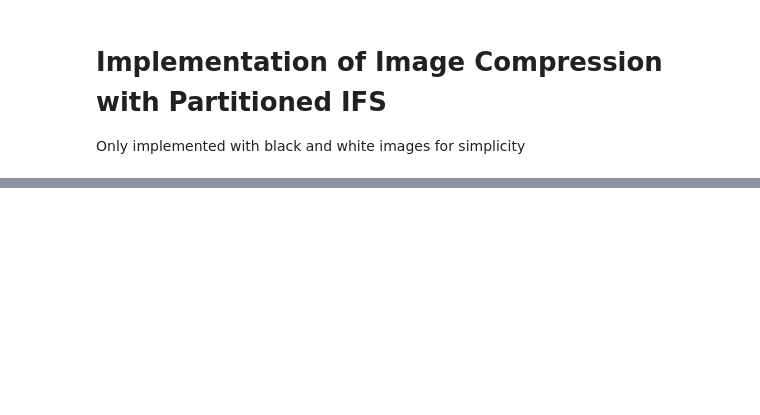
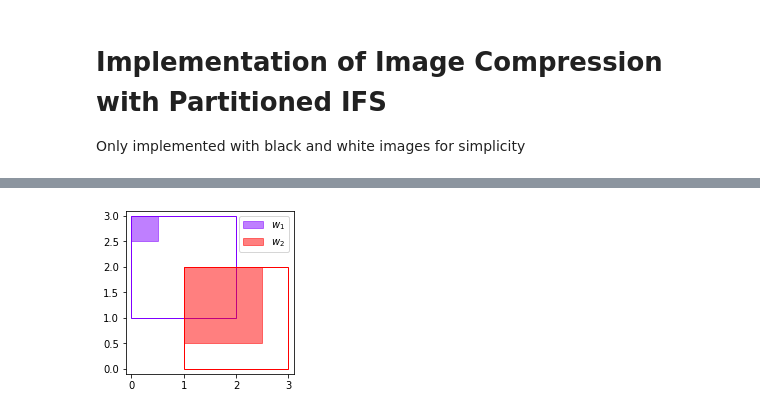
Before and after one commit to DanielPeacock/M2RFractalImageCompression, a Jupyter notebook: PartitionedIFS.ipynb, the cells around one changed output, grey strips where cells are left out. Cells and saved outputs as stored; diff of their text form; code cells hidden in the pictures; blank space fills up the shorter version.

```diff
--- a/PartitionedIFS.ipynb
+++ b/PartitionedIFS.ipynb
@@ -137,0 +112,5 @@ ifs_alt2 = ifs.IFS("")
+# %%
+#show domain and range blocks for first PIFS example
+pifs.show_blocks(window)
+# %% [output]
+[figure, added]
```
Also changed, not shown: parts of 9 cells of this notebook, 8 other files.
